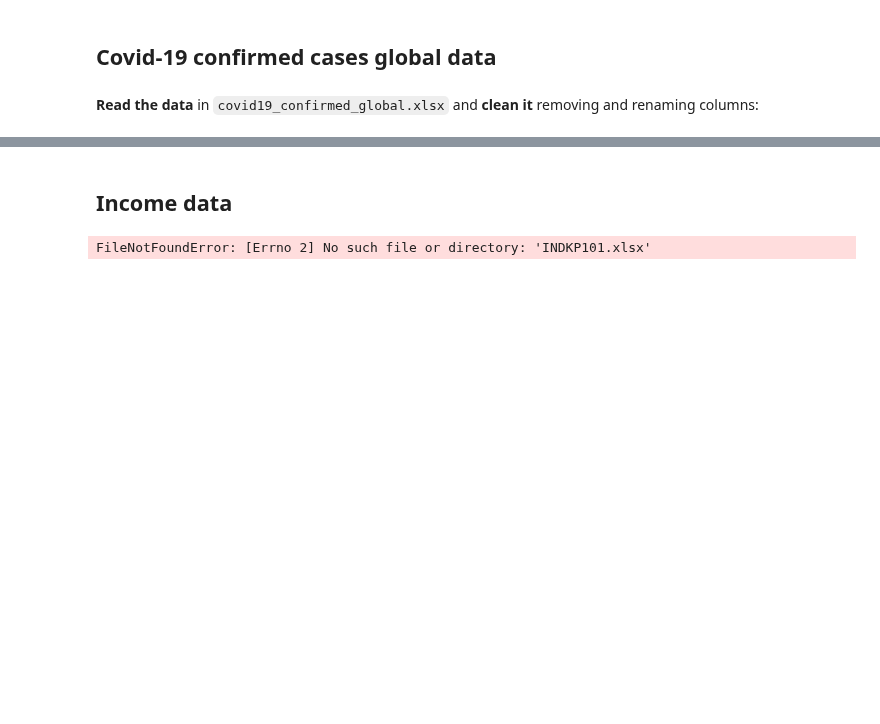
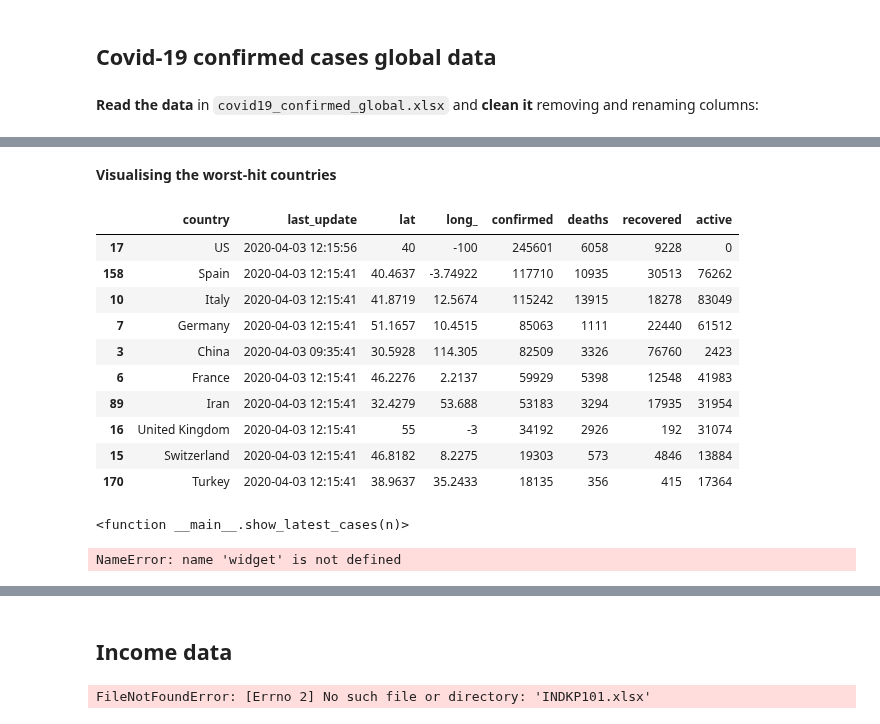
Before and after one commit to NumEconCopenhagen/projects-2020-group1, a Jupyter notebook: dataproject/dataproject.ipynb, the cells around one changed output, grey strips where cells are left out. Drawn from its saved outputs; the diff is of its cells as text; code cells hidden in the pictures; blank space fills up the shorter version.

```diff
--- a/dataproject/dataproject.ipynb
+++ b/dataproject/dataproject.ipynb
@@ -64,0 +38,75 @@ SyntaxError: invalid character in identifier (<ipython-input-72-b77abb1b5db5>, l
+# %%
+# a. Load data
+
+death = pd.read_csv('https://raw.githubusercontent.com/CSSEGISandData/COVID-19/master/csse_covid_19_data/csse_covid_19_time_series/time_series_covid19_deaths_global.csv')
+confirmed = pd.read_csv('https://raw.githubusercontent.com/CSSEGISandData/COVID-19/master/csse_covid_19_data/csse_covid_19_time_series/time_series_covid19_confirmed_global.csv')
+recovered = pd.read_csv('https://raw.githubusercontent.com/CSSEGISandData/COVID-19/master/csse_covid_19_data/csse_covid_19_time_series/time_series_covid19_recovered_global.csv')
+country = pd.read_csv('https://raw.githubusercontent.com/CSSEGISandData/COVID-19/web-data/data/cases_country.csv')
+
+# b. Renaming the column names to lowercase
+country.columns = map(str.lower, country.columns)
+confirmed.columns = map(str.lower, confirmed.columns)
+death.columns = map(str.lower, death.columns)
+recovered.columns = map(str.lower, recovered.columns)
+
+# c. Renaming country/region to country
+confirmed = confirmed.rename(columns={'country/region': 'country'})
+recovered = recovered.rename(columns={'country/region': 'country'})
+death = death.rename(columns={'country/region': 'country'})
+country = country.rename(columns={'country_region': 'country'})
+
+# d. Droping columns
+drop_these = ['province/state', 'lat', 'long']
+confirmed.drop(drop_these, axis=1, inplace=True)
+recovered.drop(drop_these, axis=1, inplace=True)
+death.drop(drop_these, axis=1, inplace=True)
+# %% [markdown]
+**Visualising the worst-hit countries**
+# %%
+sorted_country = country.sort_values('confirmed', ascending= False)
+
+def highlight_col(x):
+    r = 'background-color: red'
+    p = 'background-color: purple'
+    g = 'background-color: grey'
+    df1 = pd.DataFrame('', index=x.index, columns=x.columns)
+    df1.iloc[:, 4] = p
+    df1.iloc[:, 5] = r
+    df1.iloc[:, 6] = g
+    return df1
+
+sorted_country.style.apply(highlight_col, axis=None)
+
+def show_latest_cases(n):
+    n = int(n)
+    return country.sort_values('confirmed', ascending= False).head(n).style.apply(highlight_col, axis=None)
+
+widgets.interact(show_latest_cases, n='10')
+# %% [output]
+|  | country | last_update | lat | long_ | confirmed | deaths | recovered | active |
+| 17 | US | 2020-04-03 12:15:56 | 40 | -100 | 245601 | 6058 | 9228 | 0 |
+| 158 | Spain | 2020-04-03 12:15:41 | 40.4637 | -3.74922 | 117710 | 10935 | 30513 | 76262 |
+| 10 | Italy | 2020-04-03 12:15:41 | 41.8719 | 12.5674 | 115242 | 13915 | 18278 | 83049 |
+| 7 | Germany | 2020-04-03 12:15:41 | 51.1657 | 10.4515 | 85063 | 1111 | 22440 | 61512 |
+| 3 | China | 2020-04-03 09:35:41 | 30.5928 | 114.305 | 82509 | 3326 | 76760 | 2423 |
+| 6 | France | 2020-04-03 12:15:41 | 46.2276 | 2.2137 | 59929 | 5398 | 12548 | 41983 |
+| 89 | Iran | 2020-04-03 12:15:41 | 32.4279 | 53.688 | 53183 | 3294 | 17935 | 31954 |
+| 16 | United Kingdom | 2020-04-03 12:15:41 | 55 | -3 | 34192 | 2926 | 192 | 31074 |
+| 15 | Switzerland | 2020-04-03 12:15:41 | 46.8182 | 8.2275 | 19303 | 573 | 4846 | 13884 |
+| 170 | Turkey | 2020-04-03 12:15:41 | 38.9637 | 35.2433 | 18135 | 356 | 415 | 17364 |
+<function __main__.show_latest_cases(n)>
+# %%
+def bubble_chart(n):
+    fig = px.scatter(sorted_country_df.head(n), x="country", y="confirmed", size="confirmed", color="country",
+               hover_name="country", size_max=60)
+    fig.update_layout(
+    title=str(n) +" Worst hit countries",
+    xaxis_title="Countries",
+    yaxis_title="Confirmed Cases",
+    width = 700
+    )
+    fig.show()
+
+widget.interact(bubble_chart, n=10)
+# %% [output]
+NameError: name 'widget' is not defined
```
Also changed, not shown: parts of 3 cells of this notebook.
